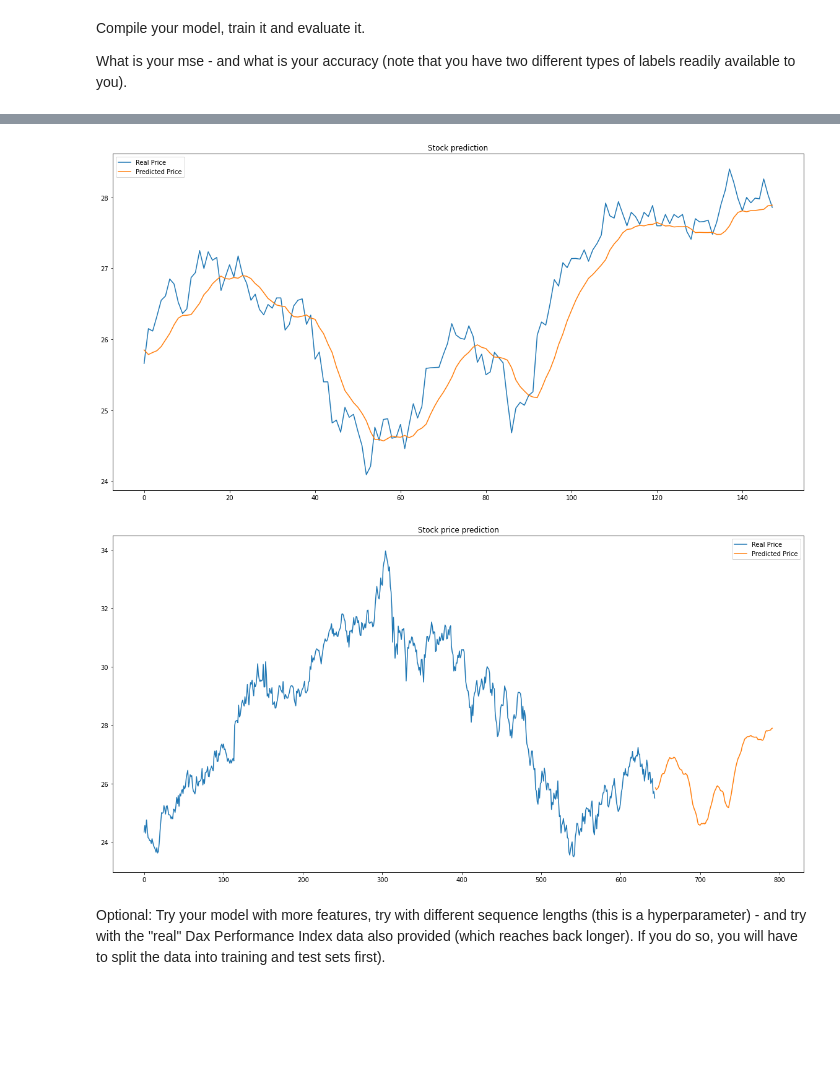
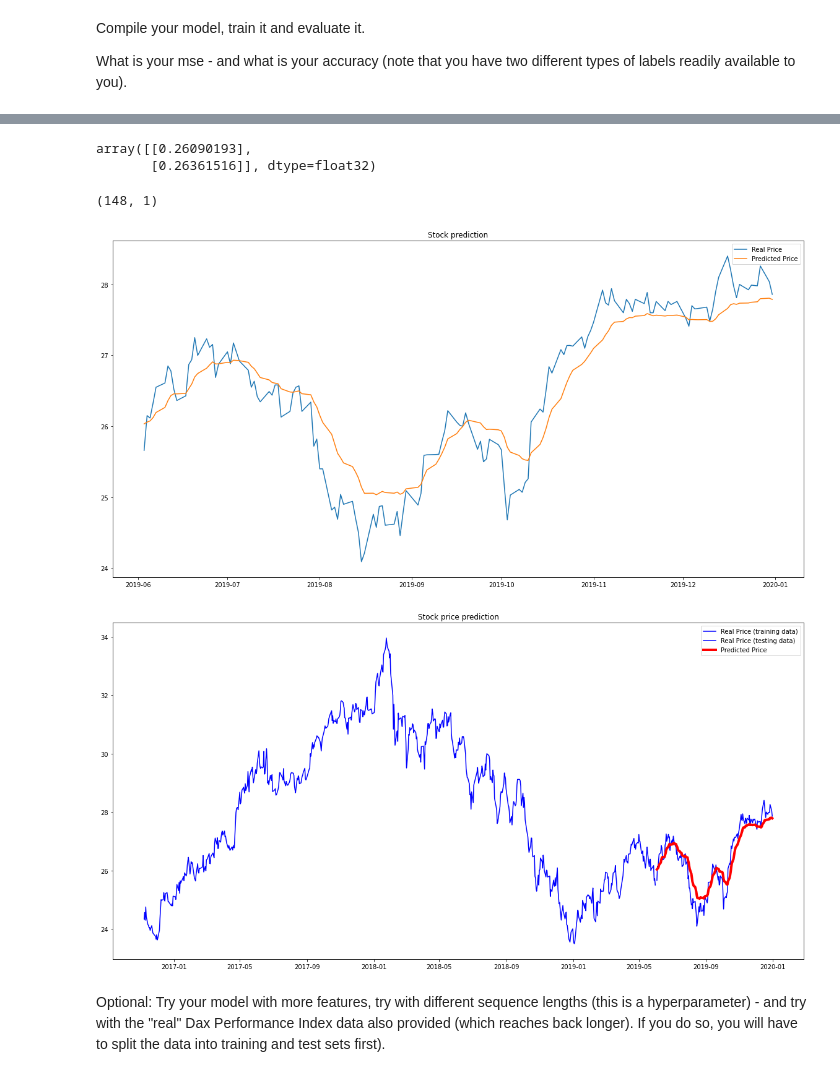
Before and after one commit to peto-ivanov/gda, a Jupyter notebook: quests/RNN-quest_stock_prediction.ipynb, the cells around one changed output, grey strips where cells are left out. Drawn from its saved outputs; the diff is of its cells as text; code cells hidden in the pictures; blank space fills up the shorter version.

Commit message:
Finished RNN "Stock prediction" quest

```diff
--- a/quests/RNN-quest_stock_prediction.ipynb
+++ b/quests/RNN-quest_stock_prediction.ipynb
@@ -140,0 +507,11 @@ What is your mse - and what is your accuracy (note that you have two different t
+# %%
+# Compile code here
+m1 = lstm_model((sequence_length, 1))
+
+m1.compile(
+    optimizer=tf.keras.optimizers.Adam(learning_rate=1e-3),
+    loss=tf.keras.losses.MeanSquaredError(),
+    metrics=[tf.keras.metrics.MeanSquaredError()]
+)
+
+m1.summary()
@@ -140,0 +533,3 @@ What is your mse - and what is your accuracy (note that you have two different t
+# %%
+# Training
+h1 = m1.fit(train_features, labels, batch_size=32, epochs=20, verbose=1)
@@ -141,36 +554,42 @@ What is your mse - and what is your accuracy (note that you have two different t
+# %%
+m1.predict(train_features, batch_size=583)[0:2]
+# %% [output]
+array([[0.26090193],
+       [0.26361516]], dtype=float32)
 # %%
 #Make predictions and inverse the scaling
 
 # finish the code
-predicted_stock_price =
-predicted_stock_price_inverse =
+predicted_stock_price = m1.predict(test_features)
+predicted_stock_price_inverse = scaler.inverse_transform(predicted_stock_price)
+# %%
+testing_data["prediction"] = predicted_stock_price_inverse
+# %%
+predicted_stock_price_inverse.shape
+# %% [output]
+(148, 1)
 # %%
 #Plot predictions vs. reality on Test Data
 plt.figure(figsize=(20,10))
-plt.plot(testing_data_processed, label = 'Real Price')
-plt.plot(predicted_stock_price_inverse, label = 'Predicted Price')
+plt.plot(testing_data[target], label = 'Real Price')
+plt.plot(testing_data["prediction"], label = 'Predicted Price')
 plt.title('Stock prediction')
 plt.legend()
 plt.show()
 # %% [output]
-[figure, old version]
+[figure, new version]
 # %%
 # Plot the whole Stock Price time series, including train and forecasted test
 
-#Create DataFrame for easy plotting
-df1 = pd.DataFrame(training_data_processed, columns=['Real'])
-index = np.arange(len(training_data_processed),len(training_data_processed)+len(predicted_stock))
-df2 = pd.DataFrame(predicted_stock_price, columns=['Predicted'], index=index)
-df = df1.merge(df2, how='outer', left_index=True, right_index=True)
-
-#Plot "in time"
+# Plot "in time"
 plt.figure(figsize=(20,10))
-plt.plot(df['Real'], label = 'Real Price')
-plt.plot(df['Predicted'], label = 'Predicted Price')
-plt.title('Stock price prediction')
+plt.plot(training_data[target], label = "Real Price (training data)", color="blue")
+plt.plot(testing_data[target], label = "Real Price (testing data)", color="blue")
+plt.plot(testing_data["prediction"], label = "Predicted Price", color="red", linewidth="4")
+plt.title("Stock price prediction")
 plt.legend()
 plt.show()
 # %% [output]
-[figure, old version]
+[figure, new version]
 # %% [markdown]
 Optional: Try your model with more features, try with different sequence lengths (this is a hyperparameter) - and try with the "real" Dax Performance Index data also provided (which reaches back longer). If you do so, you will have to split the data into training and test sets first).
```
Also changed, not shown: parts of 46 cells of this notebook.
